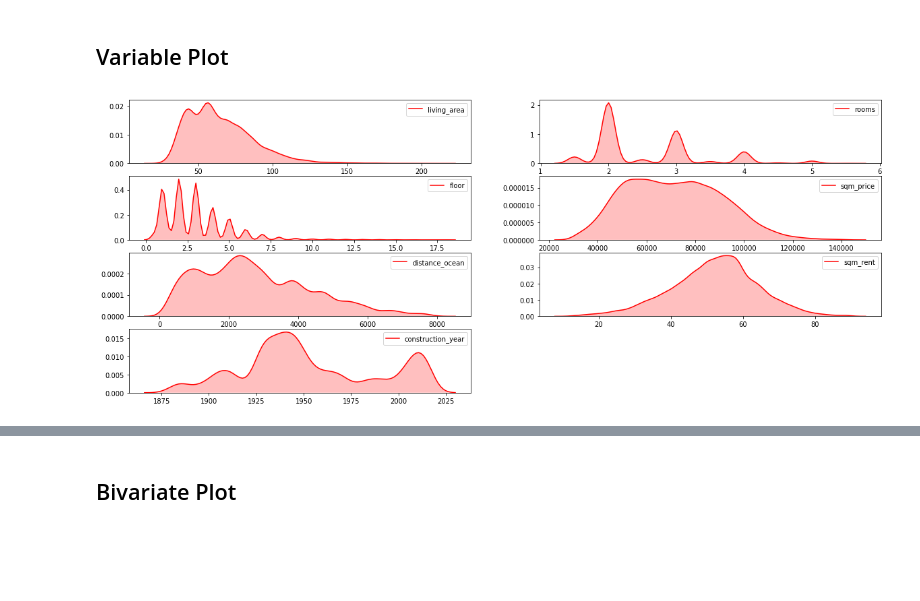
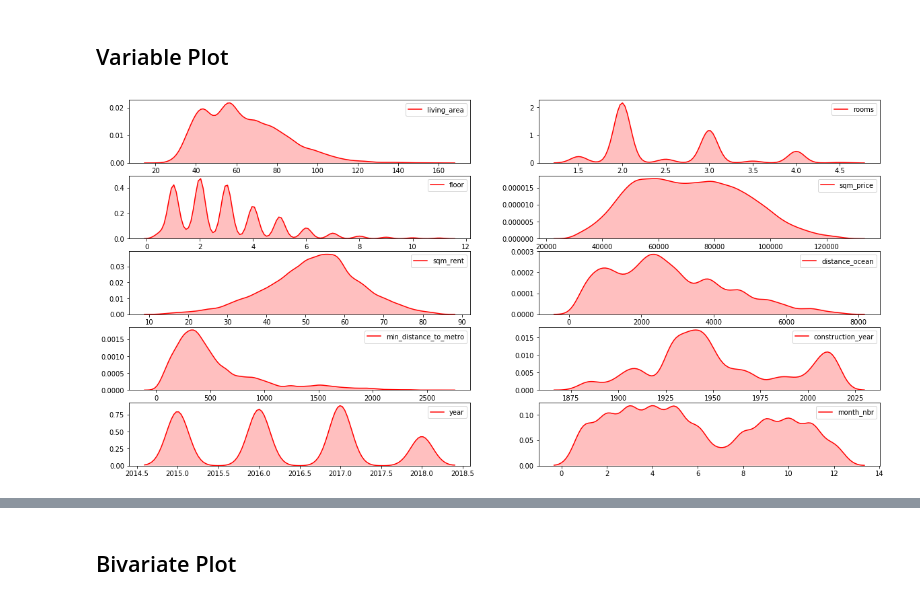
Before and after one commit to filipclaesson/jupyter_apt_analysis, a Jupyter notebook: ggplot_test.ipynb, the cells around one changed output, grey strips where cells are left out. Cells and saved outputs as stored; diff of their text form; code cells hidden in the pictures; blank space fills up the shorter version.

Commit message:
adding timeseries graphs

```diff
--- a/ggplot_test.ipynb
+++ b/ggplot_test.ipynb
@@ -29,13 +20,0 @@ clean = pd.concat([clean , sqm_price, sqm_rent], axis=1)
-# %%
-# remove outliers
-num = len(clean)
-before = num
-important_vars = ['living_area','rooms','floor','sqm_price','distance_ocean','sqm_rent','construction_year']
-for i in important_vars:
-    q_u = clean[i].quantile(0.999)
-    q_l = clean[i].quantile(0.005)
-    clean = clean[clean[i] < q_u]
-    clean = clean[clean[i] > q_l]
-    print(str(q_l) + " < " + i + " < " + str(q_u) + ". " + str(num - len(clean)) + " removed.")
-    num = len(clean)
-print("bedore: " + str(before) + ", after: " + str(len(clean)))
@@ -51,13 +80,13 @@ bedore: 44822, after: 35027
 # %% [markdown]
 ## Variable Plot
 # %%
-plot_vars = important_vars# ['living_area','rooms','floor','sqm_price','sqm_rent','distance_ocean','min_distance_to_metro']
+plot_vars = ['living_area','rooms','floor','sqm_price','sqm_rent','distance_ocean','min_distance_to_metro','construction_year','year','month_nbr']
 
-plt.subplots(figsize=(20,8))
+plt.subplots(figsize=(20,10))
 for i in range(1,len(plot_vars)+1):
     plt.subplot(math.ceil(len(plot_vars)/2),2,i)
     sns.kdeplot(clean[plot_vars[i-1]],shade=True, color="r", bw='scott')#bw=math.sqrt(len(clean[plot_vars[i-1]].unique()))/10)
 
 plt.show()
 # %% [output]
-[figure, old version]
+[figure, new version]
```
Also changed, not shown: parts of 13 cells of this notebook.
